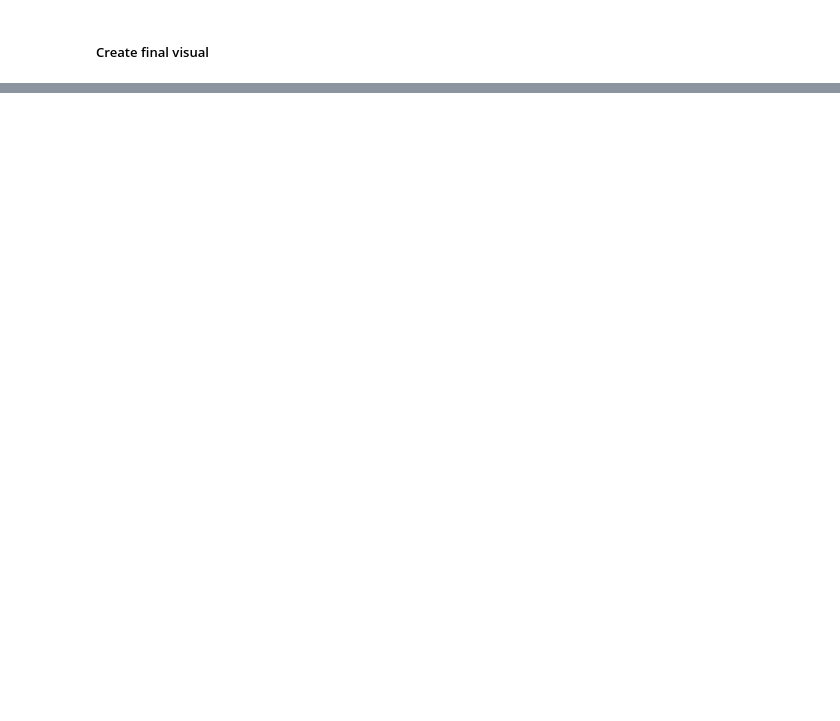
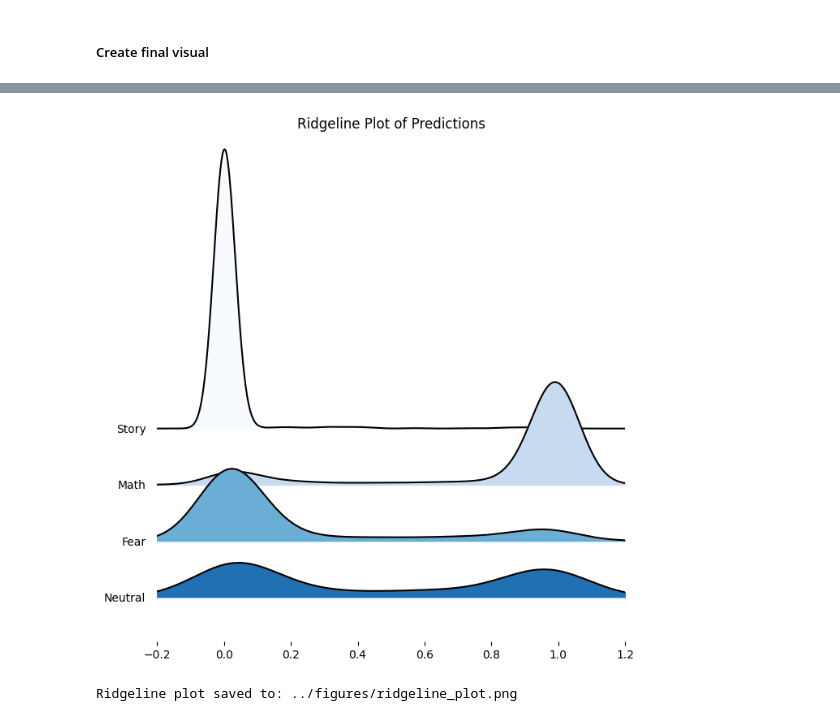
Before and after one commit to saamehsanaaee/WMAD-Montbretia_Cabinet-ISP, a Jupyter notebook: notebooks/WMD_preliminary_model.ipynb, the cells around one changed output, grey strips where cells are left out. Saved outputs shown, nothing was run; the diff lists cells and outputs as text; code cells hidden in the pictures; blank space fills up the shorter version.

```diff
--- a/notebooks/WMD_preliminary_model.ipynb
+++ b/notebooks/WMD_preliminary_model.ipynb
@@ -1054,0 +1071,70 @@ plt.show()
+# %%
+import matplotlib.pyplot as plt
+import numpy as np
+import joypy
+
+titles = ["Fear", "Neutral", "Math", "Story"]
+
+predictions_list_reshaped = [arr.reshape(-1) for arr in predictions_list]
+
+desired_order_titles = ["Story", "Math", "Fear", "Neutral"]
+
+ordered_predictions_list = []
+for title in desired_order_titles:
+    if title == "Fear":
+        ordered_predictions_list.append(predictions_list_reshaped[0])
+    elif title == "Neutral":
+        ordered_predictions_list.append(predictions_list_reshaped[1])
+    elif title == "Math":
+        ordered_predictions_list.append(predictions_list_reshaped[2])
+    elif title == "Story":
+        ordered_predictions_list.append(predictions_list_reshaped[3])
+
+fig, axes = joypy.joyplot(ordered_predictions_list,
+                         labels=desired_order_titles,
+                         overlap=5,
+                         colormap=plt.cm.Blues,
+                         figsize=(7, 7),
+                         title="Ridgeline Plot of Predictions")
+
+plt.show()
+# %% [output]
+[figure, added]
+# %%
+import matplotlib.pyplot as plt
+import numpy as np
+import joypy
+import matplotlib.colors as mcolors
+import os
+
+output_dir = "../figures/"
+os.makedirs(output_dir, exist_ok=True)
+
+# Ridgeline Plot
+titles_ridge = ["Fear", "Neutral", "Math", "Story"]
+predictions_list_reshaped = [arr.reshape(-1) for arr in predictions_list]
+desired_order_titles_ridge = ["Story", "Math", "Fear", "Neutral"]
+ordered_predictions_list_ridge = []
+for title in desired_order_titles_ridge:
+    if title == "Fear":
+        ordered_predictions_list_ridge.append(predictions_list_reshaped[0])
+    elif title == "Neutral":
+        ordered_predictions_list_ridge.append(predictions_list_reshaped[1])
+    elif title == "Math":
+        ordered_predictions_list_ridge.append(predictions_list_reshaped[2])
+    elif title == "Story":
+        ordered_predictions_list_ridge.append(predictions_list_reshaped[3])
+
+fig_ridge, axes_ridge = joypy.joyplot(ordered_predictions_list_ridge,
+                                     labels=desired_order_titles_ridge,
+                                     overlap=5,
+                                     colormap=plt.cm.Blues,
+                                     figsize=(7, 7),
+                                     title="Ridgeline Plot of Predictions")
+
+ridge_filepath = os.path.join(output_dir, "ridgeline_plot.png")
+plt.savefig(ridge_filepath)
+plt.close(fig_ridge)
+print(f"Ridgeline plot saved to: {ridge_filepath}")
+# %% [output]
+Ridgeline plot saved to: ../figures/ridgeline_plot.png
```
Also changed, not shown: parts of 13 cells of this notebook, 2 other files.
